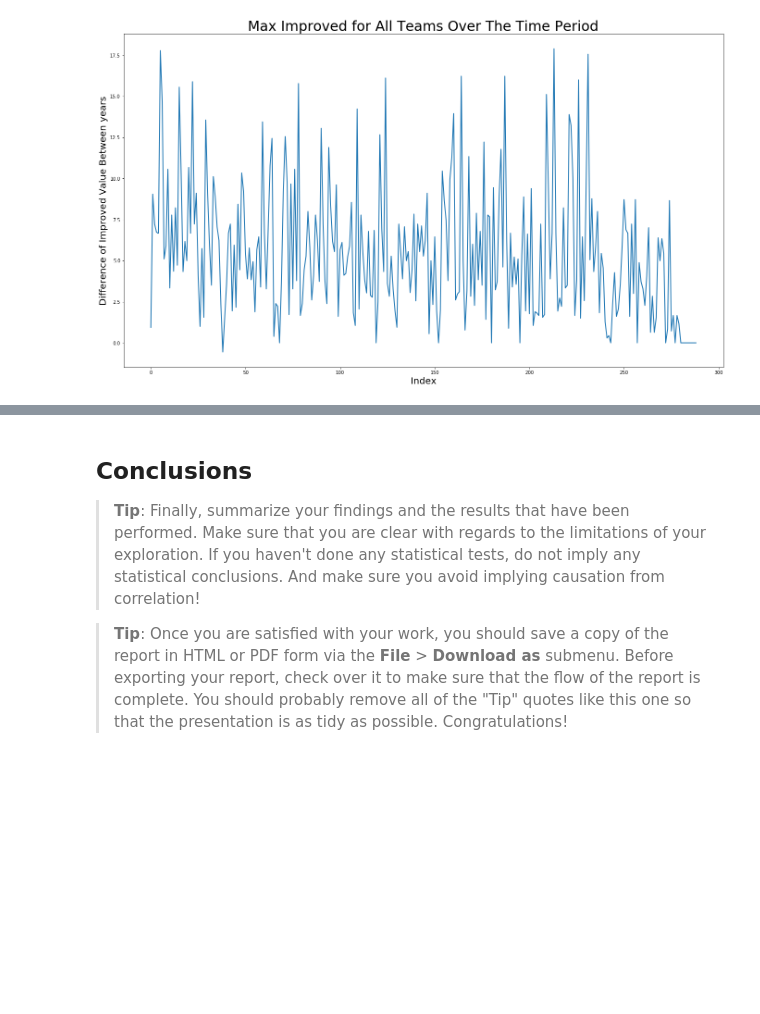
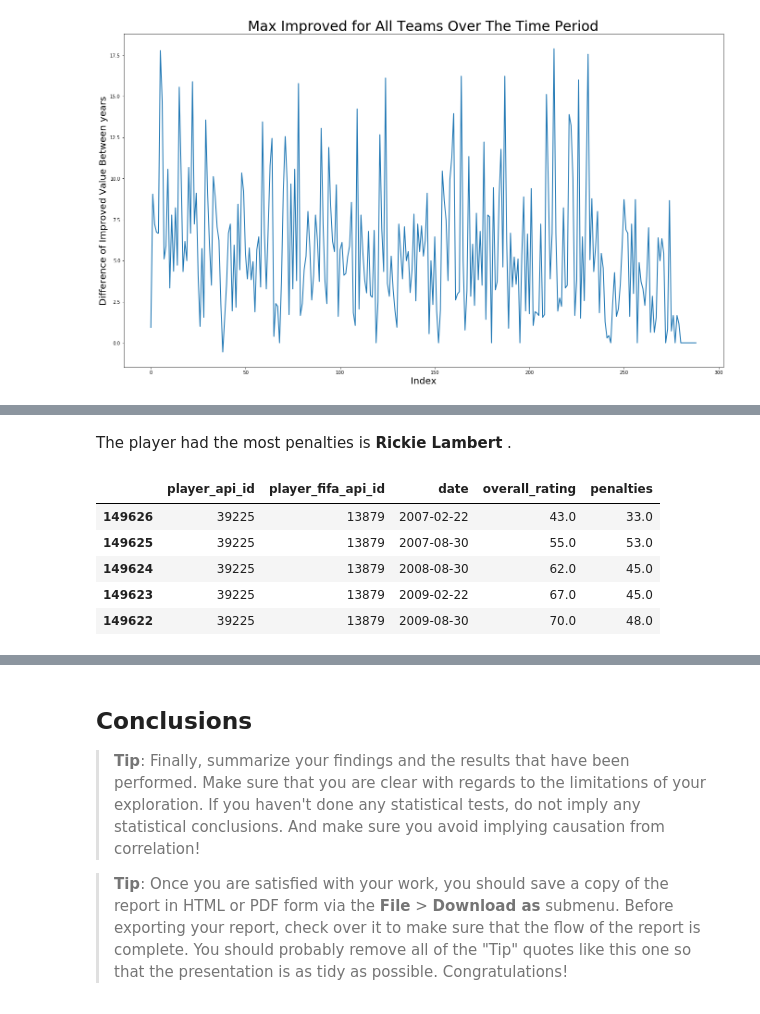
Before and after one commit to mohmednasr/europeansoccerdatabase, a Jupyter notebook: investigate-a-dataset.ipynb, the cells around one changed output, grey strips where cells are left out. Drawn from its saved outputs; the diff is of its cells as text; code cells hidden in the pictures; blank space fills up the shorter version.

```diff
--- a/investigate-a-dataset.ipynb
+++ b/investigate-a-dataset.ipynb
@@ -555,0 +585,2 @@ plt.show()
+# %% [markdown]
+The player had the most penalties is **Rickie Lambert** .
@@ -555,0 +589,9 @@ plt.show()
+# %%
+improved_the_most_player.head()
+# %% [output]
+|  | player_api_id | player_fifa_api_id | date | overall_rating | penalties |
+| 149626 | 39225 | 13879 | 2007-02-22 | 43.0 | 33.0 |
+| 149625 | 39225 | 13879 | 2007-08-30 | 55.0 | 53.0 |
+| 149624 | 39225 | 13879 | 2008-08-30 | 62.0 | 45.0 |
+| 149623 | 39225 | 13879 | 2009-02-22 | 67.0 | 45.0 |
+| 149622 | 39225 | 13879 | 2009-08-30 | 70.0 | 48.0 |
```
Also changed, not shown: parts of 13 cells of this notebook.
